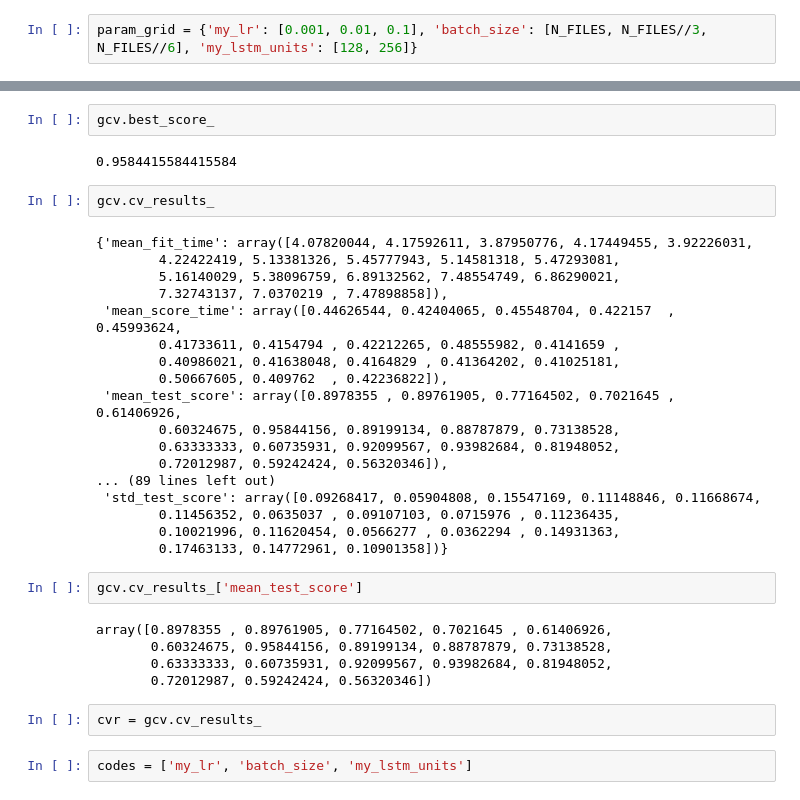
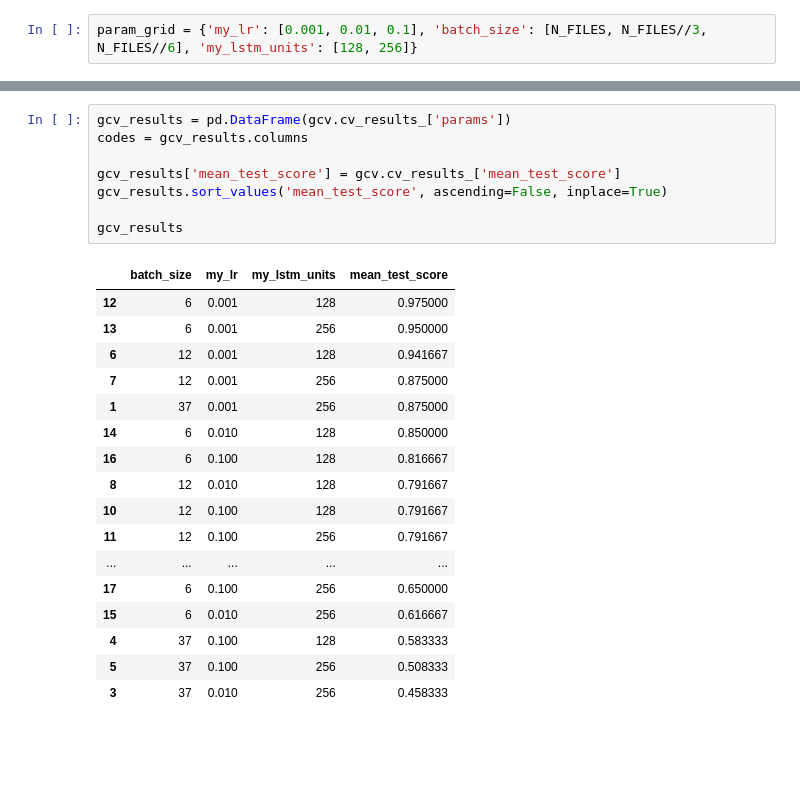
Before and after one commit to animaviridis/dmv-practicals, a Jupyter notebook: assessment/assignment1/task2/task2.ipynb, the cells around one changed output, grey strips where cells are left out. Drawn from its saved outputs; the diff is of its cells as text; blank space fills up the shorter version.

```diff
--- a/assessment/assignment1/task2/task2.ipynb
+++ b/assessment/assignment1/task2/task2.ipynb
@@ -319,35 +287,26 @@ gcv.best_params_
-# %%
-gcv.best_score_
-# %% [output]
-0.9584415584415584
-# %%
-gcv.cv_results_
-# %% [output]
-{'mean_fit_time': array([4.07820044, 4.17592611, 3.87950776, 4.17449455, 3.92226031,
-        4.22422419, 5.13381326, 5.45777943, 5.14581318, 5.47293081,
-        5.16140029, 5.38096759, 6.89132562, 7.48554749, 6.86290021,
-        7.32743137, 7.0370219 , 7.47898858]),
- 'mean_score_time': array([0.44626544, 0.42404065, 0.45548704, 0.422157  , 0.45993624,
-        0.41733611, 0.4154794 , 0.42212265, 0.48555982, 0.4141659 ,
-        0.40986021, 0.41638048, 0.4164829 , 0.41364202, 0.41025181,
-        0.50667605, 0.409762  , 0.42236822]),
- 'mean_test_score': array([0.8978355 , 0.89761905, 0.77164502, 0.7021645 , 0.61406926,
-        0.60324675, 0.95844156, 0.89199134, 0.88787879, 0.73138528,
-        0.63333333, 0.60735931, 0.92099567, 0.93982684, 0.81948052,
-        0.72012987, 0.59242424, 0.56320346]),
-... (89 lines left out)
- 'std_test_score': array([0.09268417, 0.05904808, 0.15547169, 0.11148846, 0.11668674,
-        0.11456352, 0.0635037 , 0.09107103, 0.0715976 , 0.11236435,
-        0.10021996, 0.11620454, 0.0566277 , 0.0362294 , 0.14931363,
-        0.17463133, 0.14772961, 0.10901358])}
-# %%
-gcv.cv_results_['mean_test_score']
-# %% [output]
-array([0.8978355 , 0.89761905, 0.77164502, 0.7021645 , 0.61406926,
-       0.60324675, 0.95844156, 0.89199134, 0.88787879, 0.73138528,
-       0.63333333, 0.60735931, 0.92099567, 0.93982684, 0.81948052,
-       0.72012987, 0.59242424, 0.56320346])
-# %%
-cvr = gcv.cv_results_
-# %%
-codes = ['my_lr', 'batch_size', 'my_lstm_units']
+# %%
+gcv_results = pd.DataFrame(gcv.cv_results_['params'])
+codes = gcv_results.columns
+
+gcv_results['mean_test_score'] = gcv.cv_results_['mean_test_score']
+gcv_results.sort_values('mean_test_score', ascending=False, inplace=True)
+
+gcv_results
+# %% [output]
+|  | batch_size | my_lr | my_lstm_units | mean_test_score |
+| 12 | 6 | 0.001 | 128 | 0.975000 |
+| 13 | 6 | 0.001 | 256 | 0.950000 |
+| 6 | 12 | 0.001 | 128 | 0.941667 |
+| 7 | 12 | 0.001 | 256 | 0.875000 |
+| 1 | 37 | 0.001 | 256 | 0.875000 |
+| 14 | 6 | 0.010 | 128 | 0.850000 |
+| 16 | 6 | 0.100 | 128 | 0.816667 |
+| 8 | 12 | 0.010 | 128 | 0.791667 |
+| 10 | 12 | 0.100 | 128 | 0.791667 |
+| 11 | 12 | 0.100 | 256 | 0.791667 |
+| ... | ... | ... | ... | ... |
+| 17 | 6 | 0.100 | 256 | 0.650000 |
+| 15 | 6 | 0.010 | 256 | 0.616667 |
+| 4 | 37 | 0.100 | 128 | 0.583333 |
+| 5 | 37 | 0.100 | 256 | 0.508333 |
+| 3 | 37 | 0.010 | 256 | 0.458333 |
```
Also changed, not shown: parts of 20 cells of this notebook.
